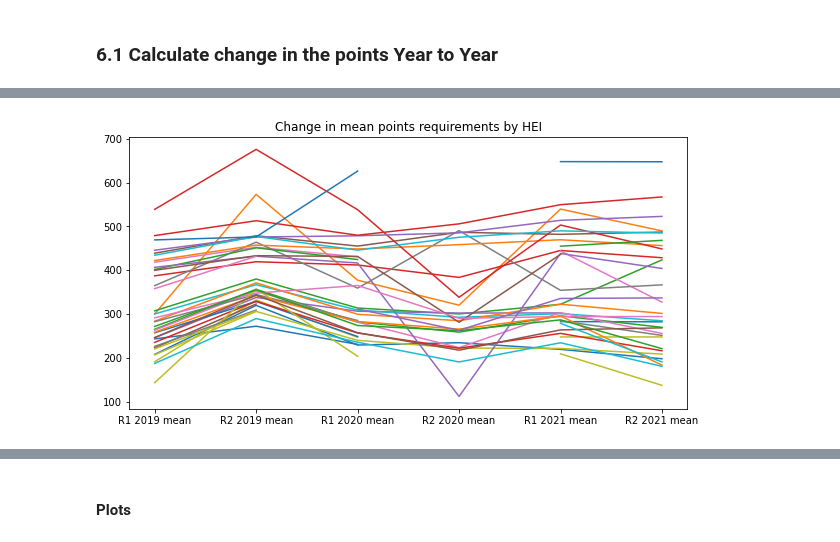
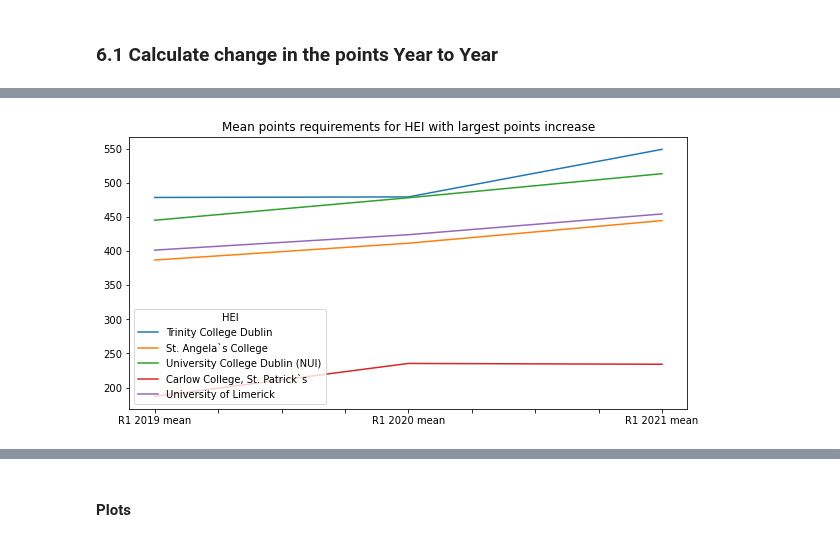
Before and after one commit to przemekbil/FoDA_2021, a Jupyter notebook: cao.ipynb, the cells around one changed output, grey strips where cells are left out. Cells and saved outputs as stored; diff of their text form; code cells hidden in the pictures.

Commit message:
Charts added for the 5 largest increases in points requirements by HEI and by Category

```diff
--- a/cao.ipynb
+++ b/cao.ipynb
@@ -1367,6 +1364,6 @@ allcourses[allcourses['R1 21_to_19'] == allcourses['R1 21_to_19'].min()]
 # %%
 # https://www.kite.com/python/answers/how-to-group-a-pandas-dataframe-by-a-column-and-compute-the-mean-of-each-group-in-python
-mean_by_hei = allcourses.groupby('HEI').mean().sort_values(by='R1 21_to_20', ascending=False)
+mean_by_hei = allcourses.groupby('HEI').mean()
 mean_by_hei.head()
 # %% [output]
 |  | R1 2019 | R2 2019 | R1 2020 | R2 2020 | R1 2021 | R2 2021 | R1 21_to_20 | R1 21_to_19 | R1 20_to_19 |
@@ -1379,5 +1376,9 @@ mean_by_hei.head()
 # %%
+# Create a new Dataframe by joining mean points requirements for HEI with HEI DF
 hei_summary = hei.set_index('HEI').join(mean_by_hei[['R1 2019', 'R2 2019', 'R1 2020', 'R2 2020', 'R1 2021', 'R2 2021', 'R1 21_to_20', 'R1 21_to_19', 'R1 20_to_19']])
+
+# Sort Institution by the largest increase in points requirements from 2019 to 2020
+hei_summary.sort_values(by='R1 21_to_19', ascending=False, inplace=True)
 hei_summary.head()
 # %% [output]
 |  | R1 2019 | R2 2019 | R1 2020 | R2 2020 | R1 2021 | R2 2021 | R1 21_to_20 | R1 21_to_19 | R1 20_to_19 |
@@ -1402,6 +1403,6 @@ hei_summary.head()
 # %%
-# Plot change of points requirements Year by Year for all HEI
-fig = hei_summary.drop(columns=['R1 21_to_20 mean', 'R1 21_to_19 mean', 'R1 20_to_19 mean']).T.plot(figsize=(10, 5), legend=False, title='Change in mean points requirements by HEI')
+# Plot mean points requirements Year by Year for all HEI
+fig = hei_summary[['R1 2019 mean', 'R1 2020 mean', 'R1 2021 mean']].T.iloc[:,0:5].plot(figsize=(10, 5), legend=True, title='Mean points requirements for HEI with largest points increase')
 fig.figure.savefig('out/hei_year_by_year.png')
 # %% [output]
-[figure, old version]
+[figure, new version]
```
Also changed, not shown: parts of 16 cells of this notebook, 9 other files.
